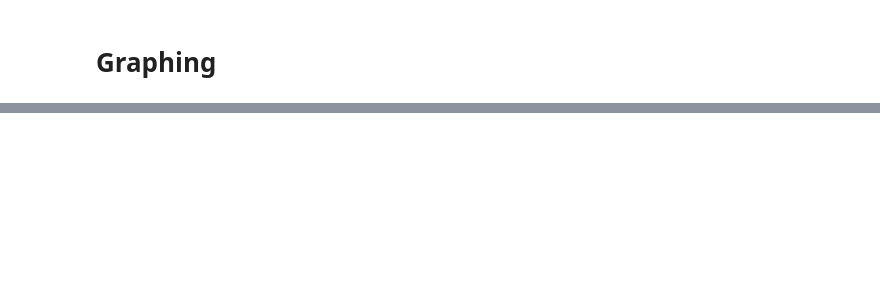
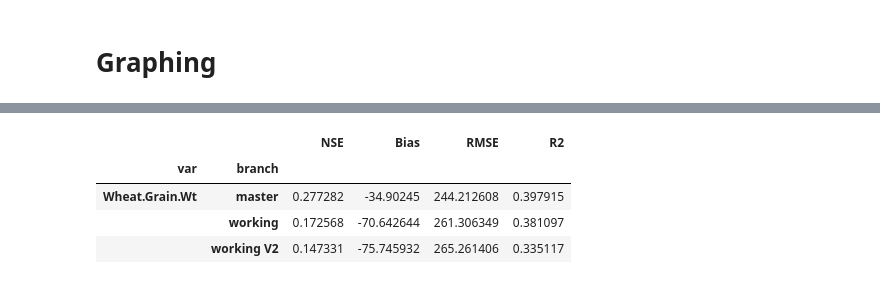
Before and after one commit to HamishBrownPFR/APSIMTools, a Jupyter notebook: Wheat Analysis/TestWheatObsPred.ipynb, the cells around one changed output, grey strips where cells are left out. Cells and saved outputs as stored; diff of their text form; code cells hidden in the pictures; blank space fills up the shorter version.

```diff
--- a/Wheat Analysis/TestWheatObsPred.ipynb
+++ b/Wheat Analysis/TestWheatObsPred.ipynb
@@ -1425,3 +1431,19 @@ data.harvest_pred = data.pred.loc[data.pred['Wheat.Phenology.CurrentStageName']=
+# %%
+stats_template = {
+    'NSE': np.nan,
+    'Bias': np.nan,
+    'RMSE': np.nan,
+    'R2': np.nan
+}
+
+stats_results = pd.DataFrame(
+    columns=stats_template.keys(),
+    index=pd.MultiIndex(
+        levels=[[], []],
+        codes=[[], []],
+        names=['var', 'branch']
+    )
+)
 # %% [markdown]
 # Graphing
 # %%
@@ -1565,0 +1610,8 @@ plot_obs_pred_by_branch("Wheat.Grain.Wt",demark_by='Wheat.SowingData.Cultivar',
+# %%
+stats_results
+# %% [output]
+|  |  | NSE | Bias | RMSE | R2 |
+| var | branch |  |  |  |  |
+| Wheat.Grain.Wt | master | 0.277282 | -34.90245 | 244.212608 | 0.397915 |
+|  | working | 0.172568 | -70.642644 | 261.306349 | 0.381097 |
+|  | working V2 | 0.147331 | -75.745932 | 265.261406 | 0.335117 |
```
Also changed, not shown: parts of 10 cells of this notebook, 1 other file.
